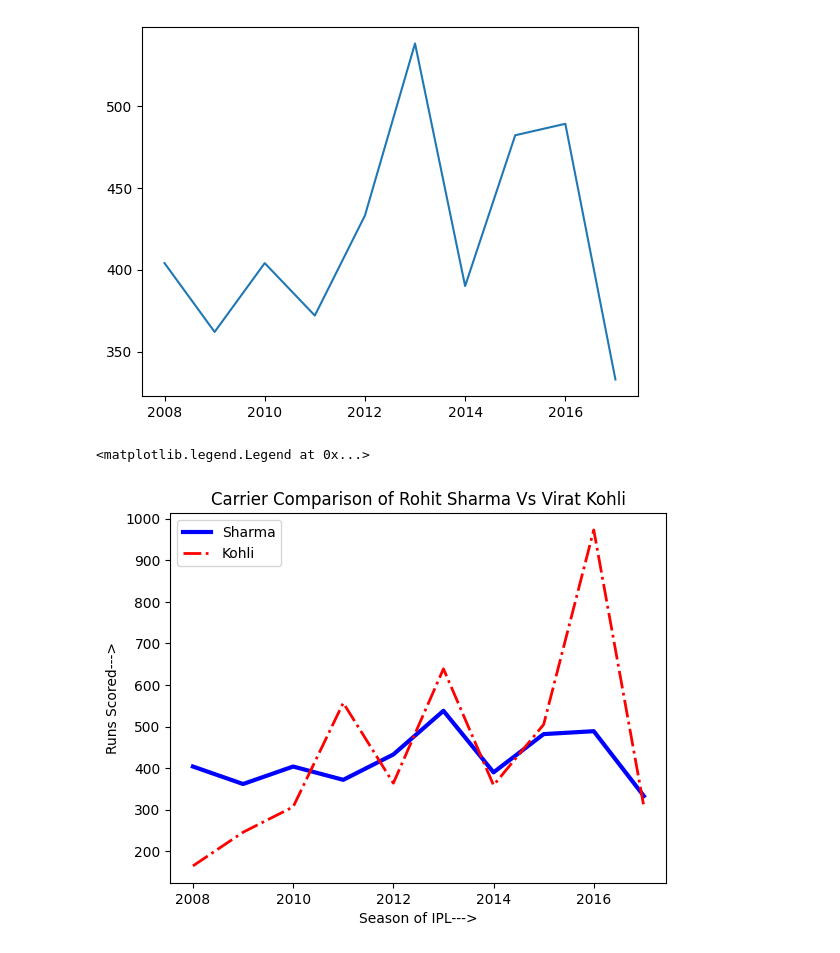
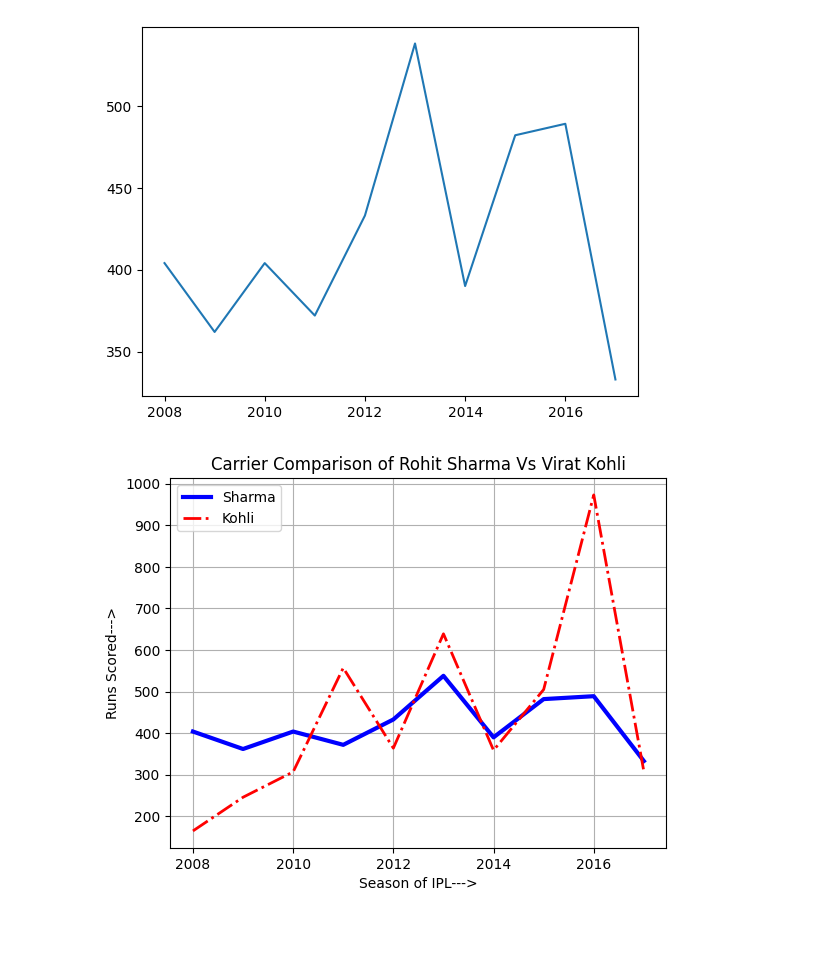
Before and after one commit to Aditya26Das/Machine-Learning, a Jupyter notebook: matplotlib/prog1.ipynb, the cells around one changed output. Saved outputs shown, nothing was run; the diff lists cells and outputs as text; code cells hidden in the pictures.

Commit message:
Modified Graphs

```diff
--- a/matplotlib/prog1.ipynb
+++ b/matplotlib/prog1.ipynb
@@ -44,10 +44,10 @@ plt.plot(batsman['index'],batsman['RG Sharma'])
 # %%
 plt.plot(batsman['index'],batsman['RG Sharma'],c='b',linestyle='solid',linewidth=3)
 plt.plot(batsman['index'],batsman['V Kohli'],c='r',linestyle='dashdot',linewidth=2)
 plt.title('Carrier Comparison of Rohit Sharma Vs Virat Kohli')
 plt.xlabel('Season of IPL--->')
 plt.ylabel('Runs Scored--->')
 plt.legend(['Sharma','Kohli'])
+plt.grid()
 # %% [output]
-<matplotlib.legend.Legend at 0x...>
-[figure, old version]
+[figure, new version]
```
